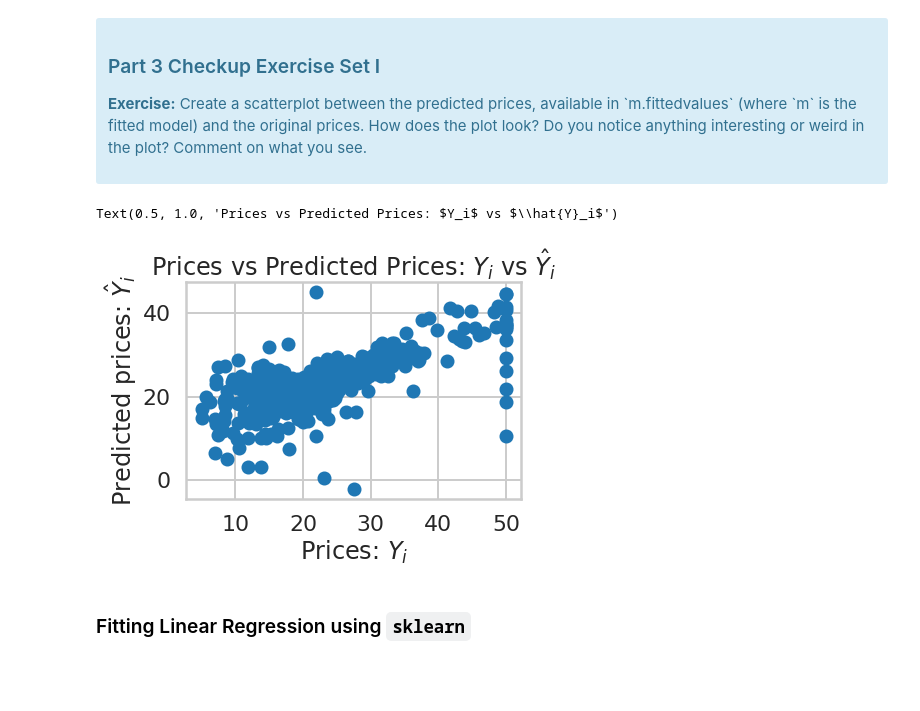
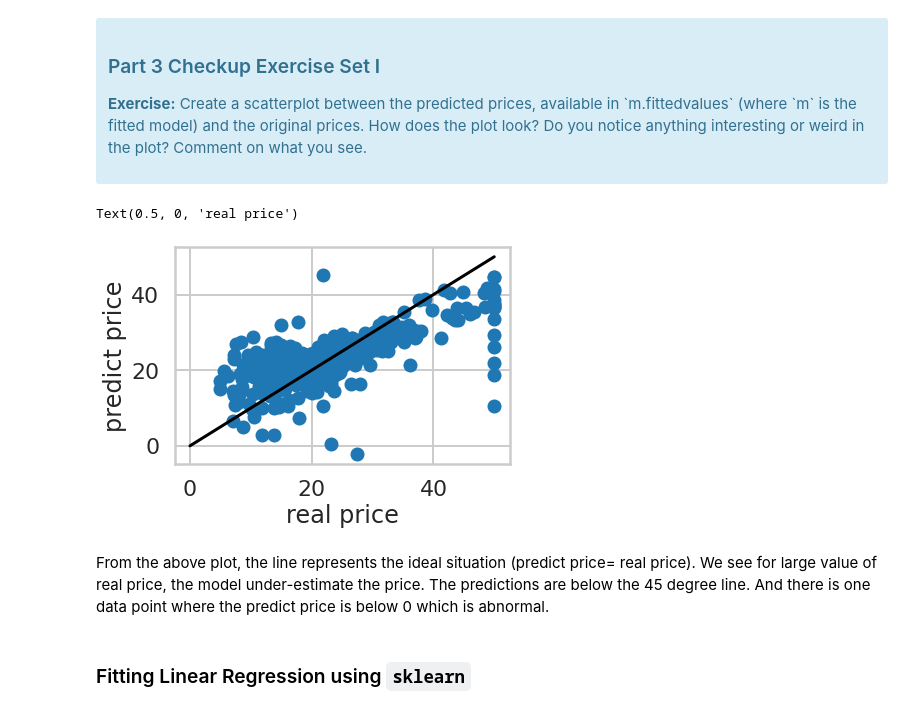
Before and after one commit to skakumanu/ml-bootcamp, a Jupyter notebook: Mini_Project_Linear_Regression.ipynb, the cells around one changed output. Cells and saved outputs as stored; diff of their text form; code cells hidden in the pictures; blank space fills up the shorter version.

```diff
--- a/Mini_Project_Linear_Regression.ipynb
+++ b/Mini_Project_Linear_Regression.ipynb
@@ -449,14 +504,15 @@ Let's see how our model actually fit our data. We can see below that there is a
 </div>
 # %%
 # your turn
-
-plt.scatter(bos['PRICE'], m.fittedvalues)
-plt.xlabel("Prices: $Y_i$")
-plt.ylabel("Predicted prices: $\hat{Y}_i$")
-plt.title("Prices vs Predicted Prices: $Y_i$ vs $\hat{Y}_i$")
+plt.scatter(bos.PRICE,m.fittedvalues)
+plt.plot([0,50],[0,50],'k-')
+plt.ylabel('predict price')
+plt.xlabel('real price')
 # %% [output]
-Text(0.5, 1.0, 'Prices vs Predicted Prices: $Y_i$ vs $\\hat{Y}_i$')
+Text(0.5, 0, 'real price')
-[figure, old version]
+[figure, new version]
+# %% [markdown]
+From the above plot, the line represents the ideal situation (predict price= real price). We see for large value of real price, the model under-estimate the price. The predictions are below the 45 degree line. And there is one data point where the predict price is below 0 which is abnormal.
 # %% [markdown]
 ### Fitting Linear Regression using `sklearn`
 # %%
```
Also changed, not shown: parts of 76 cells of this notebook.
